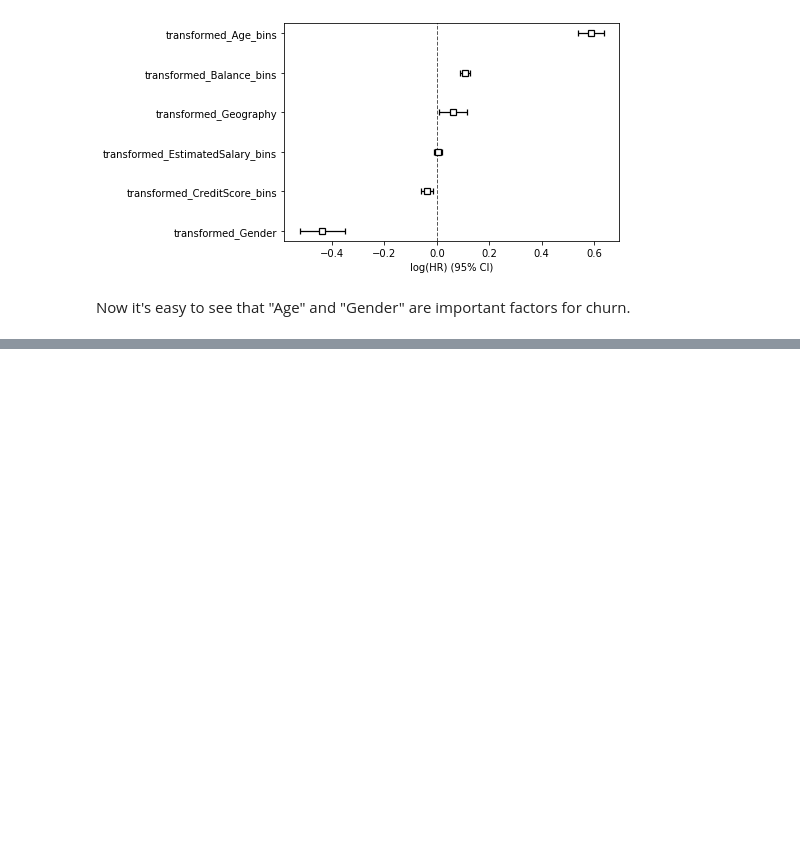
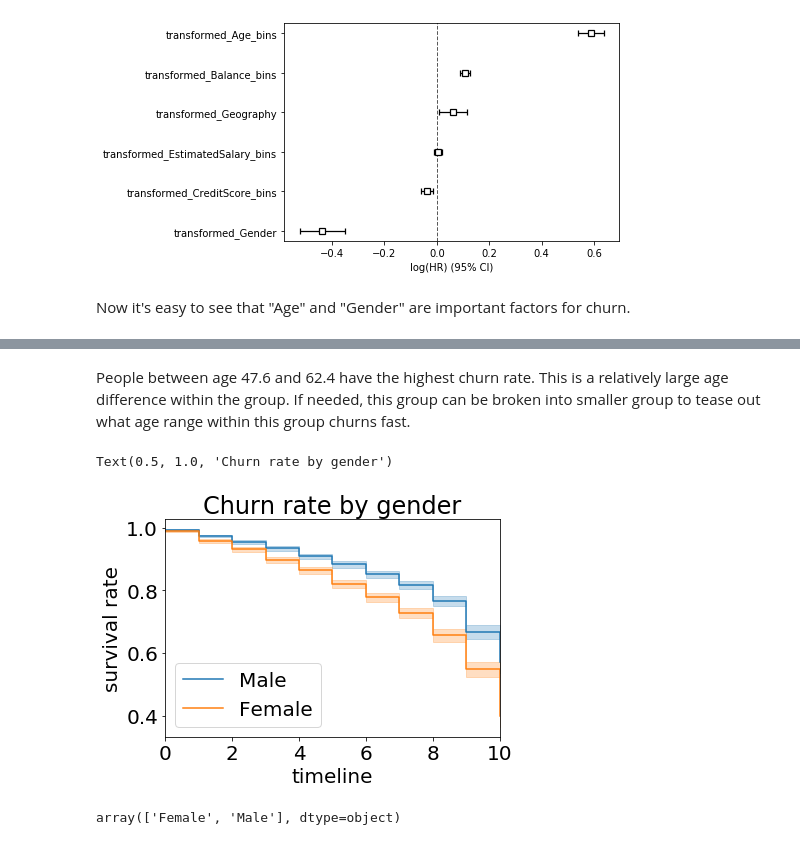
Before and after one commit to bbchen33/Data-Science, a Jupyter notebook: Bank_churn_survival_analysis.ipynb, the cells around one changed output, grey strips where cells are left out. Cells and saved outputs as stored; diff of their text form; code cells hidden in the pictures; blank space fills up the shorter version.

```diff
--- a/Bank_churn_survival_analysis.ipynb
+++ b/Bank_churn_survival_analysis.ipynb
@@ -204,0 +223,24 @@ Now it's easy to see that "Age" and "Gender" are important factors for churn.
+# %% [markdown]
+People between age 47.6 and 62.4 have the highest churn rate. This is a relatively large age difference within the group. If needed, this group can be broken into smaller group to tease out what age range within this group churns fast.
+# %%
+kmf = KaplanMeierFitter()
+groups = df['Gender']
+male = (groups == 'Male')
+female = (groups == 'Female')
+
+ax = plt.subplot()
+kmf.fit(df.Tenure[male], df.Exited[male], label = 'Male')
+ax = kmf.plot(ax = ax)
+kmf.fit(df.Tenure[female], df.Exited[female], label = 'Female')
+ax = kmf.plot(ax = ax)
+plt.ylabel('survival rate')
+plt.title('Churn rate by gender')
+# %% [output]
+Text(0.5, 1.0, 'Churn rate by gender')
+[figure, added]
+# %%
+le = LabelEncoder()
+le.fit_transform(df.Gender)
+le.inverse_transform([0, 1]) # just checking which is assigned as 0. Female is 0 and male is 1.
+# %% [output]
+array(['Female', 'Male'], dtype=object)
```
Also changed, not shown: parts of 9 cells of this notebook.
